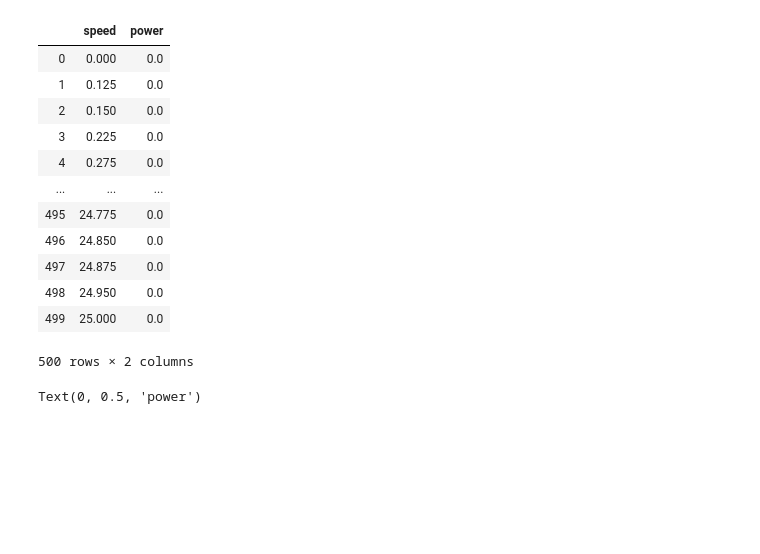
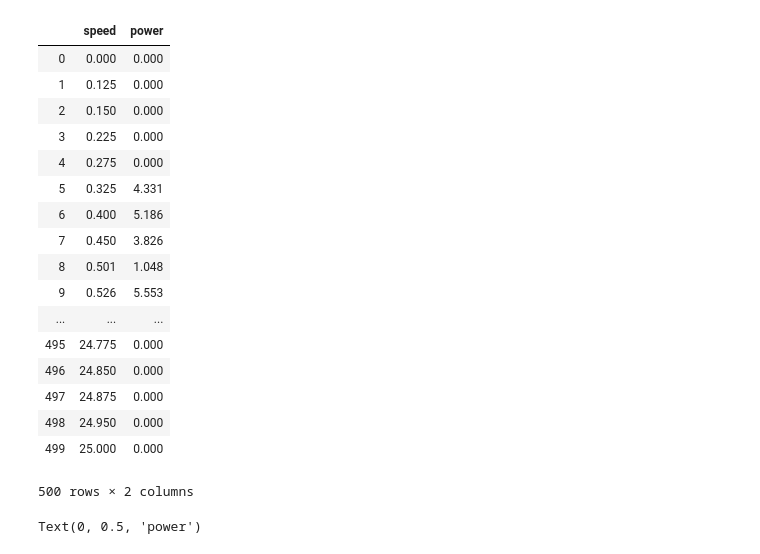
Before and after one commit to ashleycampion/GMIT_fundamentals_of_data_analysis_module, a Jupyter notebook: Project.ipynb, the cells around one changed output. Drawn from its saved outputs; the diff is of its cells as text; code cells hidden in the pictures; blank space fills up the shorter version.

```diff
--- a/Project.ipynb
+++ b/Project.ipynb
@@ -17,20 +33,27 @@ import matplotlib.pyplot as plt
 %matplotlib inline
 # %%
 df = pd.read_csv('https://raw.githubusercontent.com/ianmcloughlin/2020A-machstat-project/master/dataset/powerproduction.csv')
+# the first and last few rows have power values of zero, so we increase the number displayed
+pd.set_option('display.min_rows', 30)
 df
 # %% [output]
 |  | speed | power |
-| 0 | 0.000 | 0.0 |
-| 1 | 0.125 | 0.0 |
-| 2 | 0.150 | 0.0 |
-| 3 | 0.225 | 0.0 |
-| 4 | 0.275 | 0.0 |
+| 0 | 0.000 | 0.000 |
+| 1 | 0.125 | 0.000 |
+| 2 | 0.150 | 0.000 |
+| 3 | 0.225 | 0.000 |
+| 4 | 0.275 | 0.000 |
+| 5 | 0.325 | 4.331 |
+| 6 | 0.400 | 5.186 |
+| 7 | 0.450 | 3.826 |
+| 8 | 0.501 | 1.048 |
+| 9 | 0.526 | 5.553 |
 | ... | ... | ... |
-| 495 | 24.775 | 0.0 |
-| 496 | 24.850 | 0.0 |
-| 497 | 24.875 | 0.0 |
-| 498 | 24.950 | 0.0 |
-| 499 | 25.000 | 0.0 |
+| 495 | 24.775 | 0.000 |
+| 496 | 24.850 | 0.000 |
+| 497 | 24.875 | 0.000 |
+| 498 | 24.950 | 0.000 |
+| 499 | 25.000 | 0.000 |
 500 rows × 2 columns
 # %%
 columns = df.columns
```
Also changed, not shown: parts of 11 cells of this notebook.
